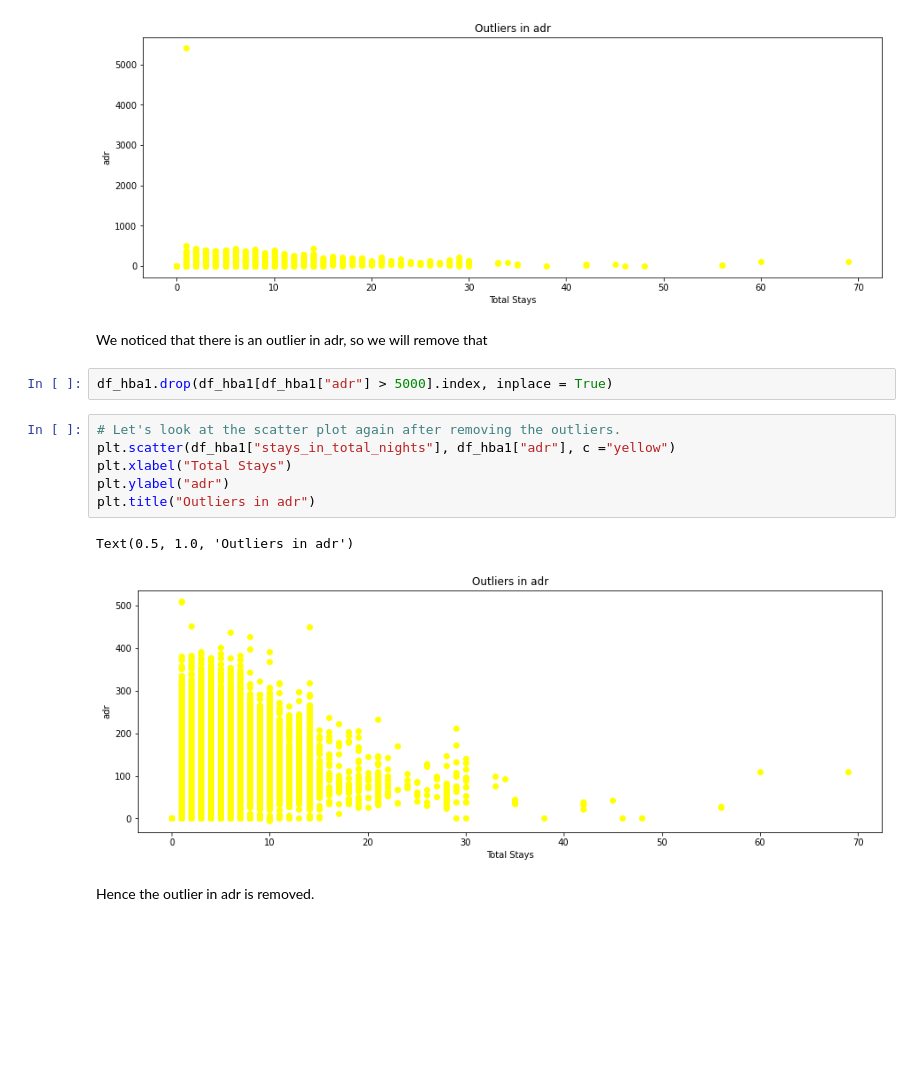
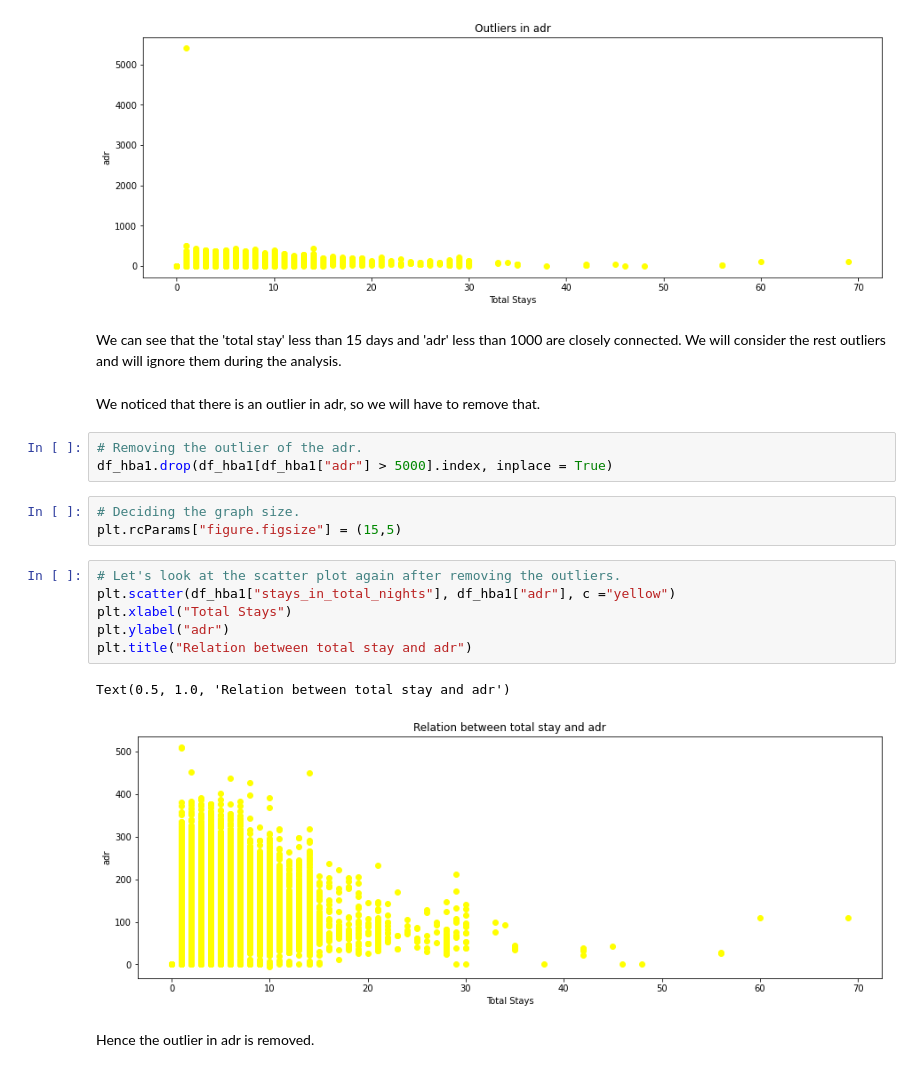
Before and after one commit to SinghUjjwal9/Hotel-Booking-Analysis-EDA, a Jupyter notebook: HotelBookingAnalysisEDA(Ujjwal_Ajit_Singh,_Cohort_Hudson).ipynb, the cells around one changed output. Cells and saved outputs as stored; diff of their text form; blank space fills up the shorter version.

```diff
--- a/HotelBookingAnalysisEDA(Ujjwal_Ajit_Singh,_Cohort_Hudson).ipynb
+++ b/HotelBookingAnalysisEDA(Ujjwal_Ajit_Singh,_Cohort_Hudson).ipynb
@@ -495,19 +517,25 @@ plt.title("Outliers in adr")
 # %% [output]
 Text(0.5, 1.0, 'Outliers in adr')
 [figure]
+# %% [markdown]
+We can see that the 'total stay' less than 15 days and 'adr' less than 1000 are closely connected. We will consider the rest outliers and will ignore them during the analysis.
 # %% [markdown]
-We noticed that there is an outlier in adr, so we will remove that
+We noticed that there is an outlier in adr, so we will have to remove that.
 # %%
+# Removing the outlier of the adr.
 df_hba1.drop(df_hba1[df_hba1["adr"] > 5000].index, inplace = True)
+# %%
+# Deciding the graph size.
+plt.rcParams["figure.figsize"] = (15,5)
 # %%
 # Let's look at the scatter plot again after removing the outliers.
 plt.scatter(df_hba1["stays_in_total_nights"], df_hba1["adr"], c ="yellow")
 plt.xlabel("Total Stays")
 plt.ylabel("adr")
-plt.title("Outliers in adr")
+plt.title("Relation between total stay and adr")
 # %% [output]
-Text(0.5, 1.0, 'Outliers in adr')
+Text(0.5, 1.0, 'Relation between total stay and adr')
-[figure, old version]
+[figure, new version]
 # %% [markdown]
 Hence the outlier in adr is removed.
 # %%
```
Also changed, not shown: parts of 59 cells of this notebook.
